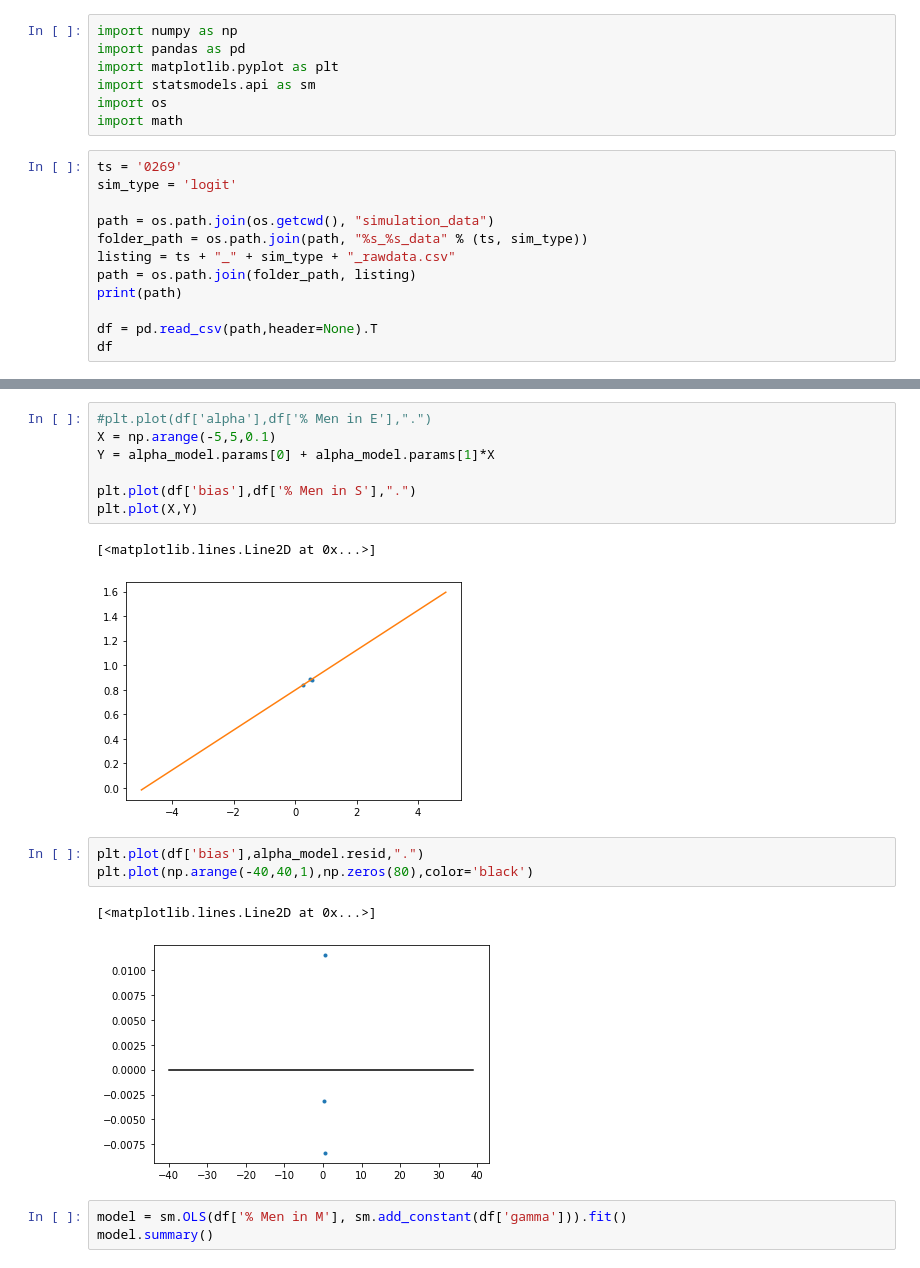
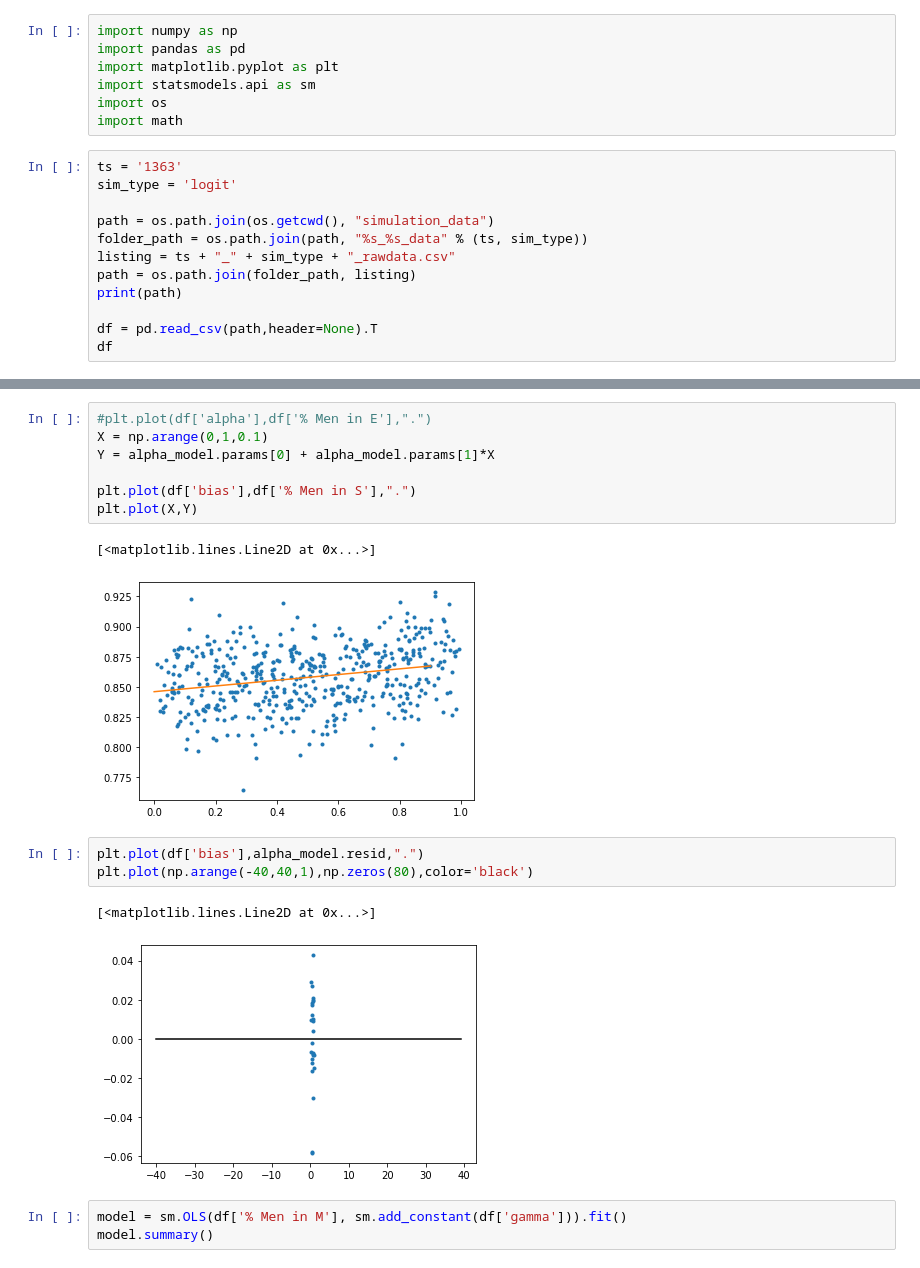
Before and after one commit to bmosh/4580_final_project, a Jupyter notebook: Linear_Regression.ipynb, the cells around one changed output, grey strips where cells are left out. Drawn from its saved outputs; the diff is of its cells as text.

```diff
--- a/Linear_Regression.ipynb
+++ b/Linear_Regression.ipynb
@@ -8,7 +8,7 @@ import statsmodels.api as sm
 import os
 import math
 # %%
-ts = '0269'
+ts = '1363'
 sim_type = 'logit'
 
 path = os.path.join(os.getcwd(), "simulation_data")
@@ -114,20 +128,20 @@ Notes:
 [1] Standard Errors assume that the covariance matrix of the errors is correctly specified.
 # %%
 #plt.plot(df['alpha'],df['% Men in E'],".")
-X = np.arange(-5,5,0.1)
+X = np.arange(0,1,0.1)
 Y = alpha_model.params[0] + alpha_model.params[1]*X
 
 plt.plot(df['bias'],df['% Men in S'],".")
 plt.plot(X,Y)
 # %% [output]
 [<matplotlib.lines.Line2D at 0x...>]
-[figure, old version]
+[figure, new version]
 # %%
 plt.plot(df['bias'],alpha_model.resid,".")
 plt.plot(np.arange(-40,40,1),np.zeros(80),color='black')
 # %% [output]
 [<matplotlib.lines.Line2D at 0x...>]
-[figure, old version]
+[figure, new version]
 # %%
 model = sm.OLS(df['% Men in M'], sm.add_constant(df['gamma'])).fit()
 model.summary()
```
Also changed, not shown: parts of 8 cells of this notebook, 2 other files.
